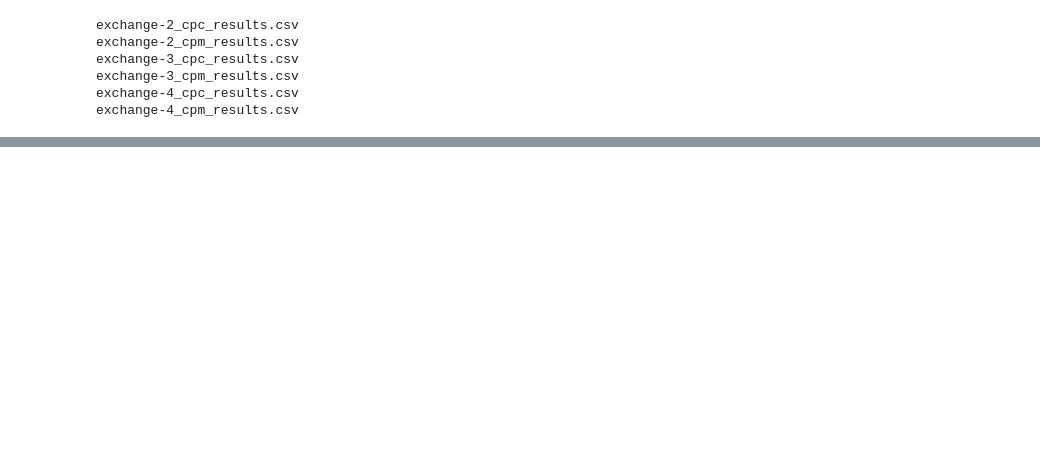
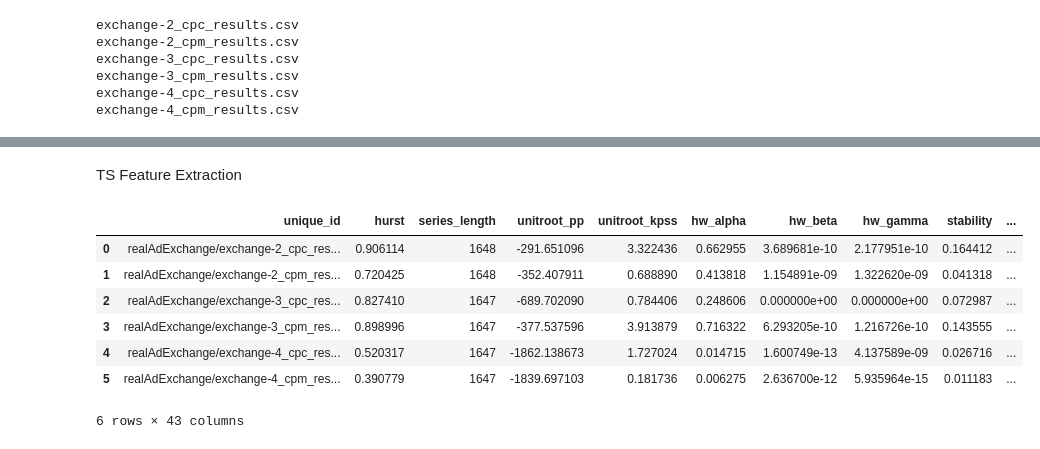
Before and after one commit to GPT-4-UOM/MetaFramework, a Jupyter notebook: notebook/app.ipynb, the cells around one changed output, grey strips where cells are left out. Cells and saved outputs as stored; diff of their text form; code cells hidden in the pictures; blank space fills up the shorter version.

Commit message:
upto ts feature extraction

```diff
--- a/notebook/app.ipynb
+++ b/notebook/app.ipynb
@@ -277,3 +283,7 @@ for f_name in data[dir]:
     # Save plot as PNG file
     file_path = os.path.join(output_folder, f"{dir}_{f_name}.png")
     pio.write_image(fig, file_path)
+# %% [markdown]
+TS Feature Extraction
+# %%
+dfs = []
@@ -279,0 +301,16 @@ for f_name in data[dir]:
+# %%
+combined_df = pd.concat(dfs, ignore_index=True)
+# Assuming tsfeatures function is defined elsewhere and imported
+features = tsfeatures(combined_df, freq=288)
+#features = tsfeatures(combined_df, dict_freqs={'T': 60, '2T': 30,'3T': 20, '4T': 15,'5T': 12,'10T': 6,'15T': 4,'20T': 3,'30T': 2, 'H': 24, '2H': 12,'3H': 8, '4H': 6,'6H': 4,'8H': 3,'12H': 2, 'D': 7, 'W': 52, 'M': 12})
+df_features = pd.DataFrame(features)
+df_features
+# %% [output]
+|  | unique_id | hurst | series_length | unitroot_pp | unitroot_kpss | hw_alpha | hw_beta | hw_gamma | stability | ... |
+| 0 | realAdExchange/exchange-2_cpc_res... | 0.906114 | 1648 | -291.651096 | 3.322436 | 0.662955 | 3.689681e-10 | 2.177951e-10 | 0.164412 | ... |
+| 1 | realAdExchange/exchange-2_cpm_res... | 0.720425 | 1648 | -352.407911 | 0.688890 | 0.413818 | 1.154891e-09 | 1.322620e-09 | 0.041318 | ... |
+| 2 | realAdExchange/exchange-3_cpc_res... | 0.827410 | 1647 | -689.702090 | 0.784406 | 0.248606 | 0.000000e+00 | 0.000000e+00 | 0.072987 | ... |
+| 3 | realAdExchange/exchange-3_cpm_res... | 0.898996 | 1647 | -377.537596 | 3.913879 | 0.716322 | 6.293205e-10 | 1.216726e-10 | 0.143555 | ... |
+| 4 | realAdExchange/exchange-4_cpc_res... | 0.520317 | 1647 | -1862.138673 | 1.727024 | 0.014715 | 1.600749e-13 | 4.137589e-09 | 0.026716 | ... |
+| 5 | realAdExchange/exchange-4_cpm_res... | 0.390779 | 1647 | -1839.697103 | 0.181736 | 0.006275 | 2.636700e-12 | 5.935964e-15 | 0.011183 | ... |
+6 rows × 43 columns
```
Also changed, not shown: parts of 7 cells of this notebook, 1 other file.
